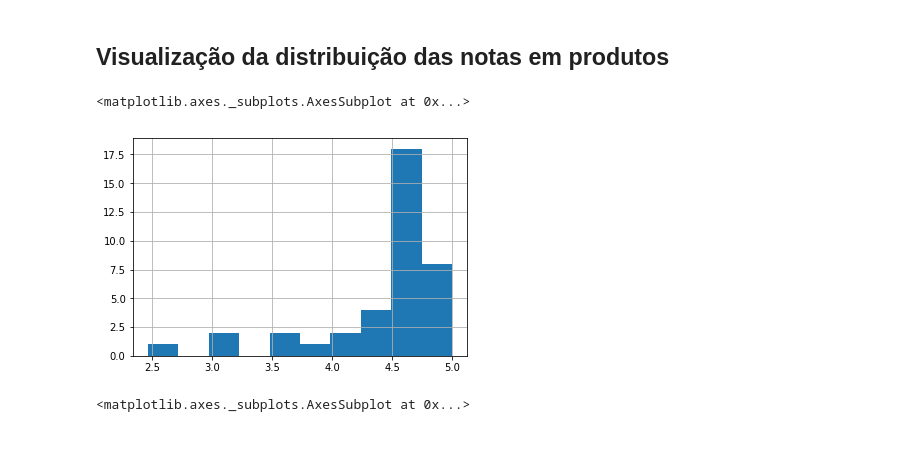
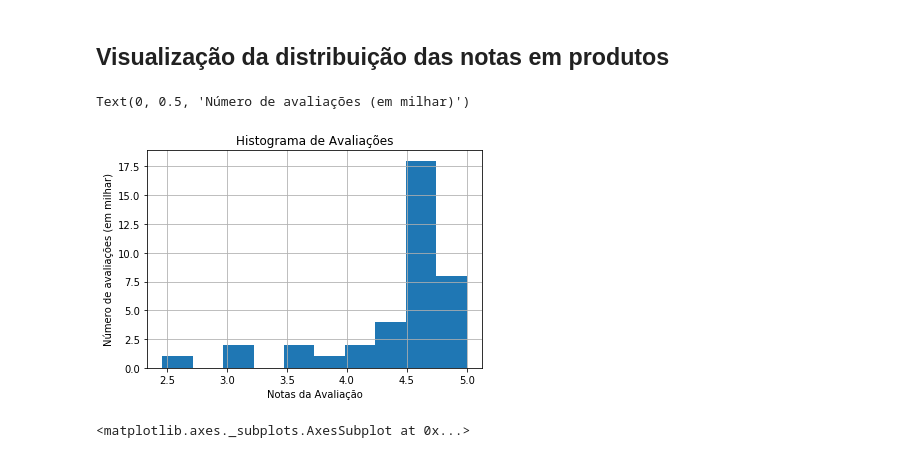
Before and after one commit to LuanAraldi/PLN-recommender, a Jupyter notebook: engine/content_based_PLN.ipynb, the cells around one changed output. Cells and saved outputs as stored; diff of their text form; code cells hidden in the pictures.

```diff
--- a/engine/content_based_PLN.ipynb
+++ b/engine/content_based_PLN.ipynb
@@ -120,11 +120,14 @@ products.describe()
 | max | 5.000000 | 10966.000000 |
 # %% [markdown]
 ## Visualização da distribuição das notas em produtos
-# %%
-products['reviews.rating'].hist()
-# %% [output]
-<matplotlib.axes._subplots.AxesSubplot at 0x...>
-[figure, removed]
+# %%
+axarr = products['reviews.rating'].hist()
+pl.title("Histograma de Avaliações")
+pl.xlabel('Notas da Avaliação')
+pl.ylabel('Número de avaliações (em milhar)')
+# %% [output]
+Text(0, 0.5, 'Número de avaliações (em milhar)')
+[figure, added]
 # %%
 products['number_of_ratings'].hist()
 # %% [output]
```
Also changed, not shown: parts of 7 cells of this notebook, 15 other files.
